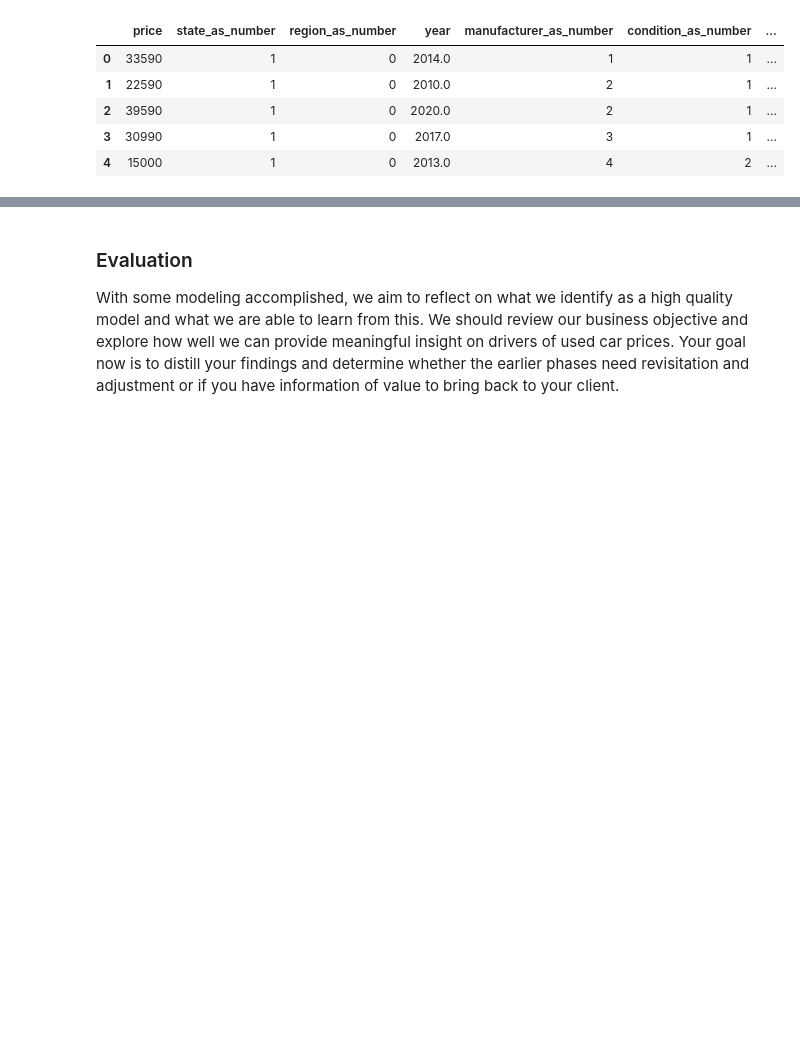
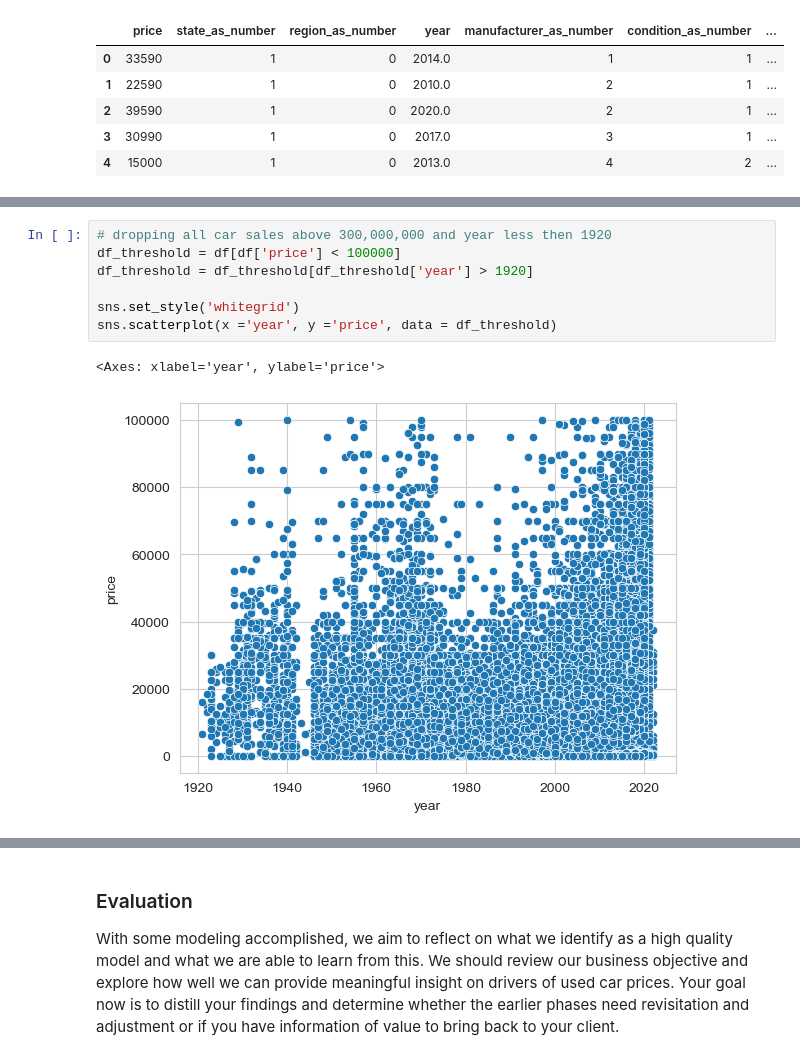
Before and after one commit to srideviaishwariya/rainier, a Jupyter notebook: practical_application_II_starter/prompt_II.ipynb, the cells around one changed output, grey strips where cells are left out. Cells and saved outputs as stored; diff of their text form; blank space fills up the shorter version.

```diff
--- a/practical_application_II_starter/prompt_II.ipynb
+++ b/practical_application_II_starter/prompt_II.ipynb
@@ -668,0 +757,10 @@ plt.show()
+# %%
+# dropping all car sales above 300,000,000 and year less then 1920
+df_threshold = df[df['price'] < 100000]
+df_threshold = df_threshold[df_threshold['year'] > 1920]
+
+sns.set_style('whitegrid')
+sns.scatterplot(x ='year', y ='price', data = df_threshold)
+# %% [output]
+<Axes: xlabel='year', ylabel='price'>
+[figure, added]
```
Also changed, not shown: parts of 51 cells of this notebook, 1 other file.
